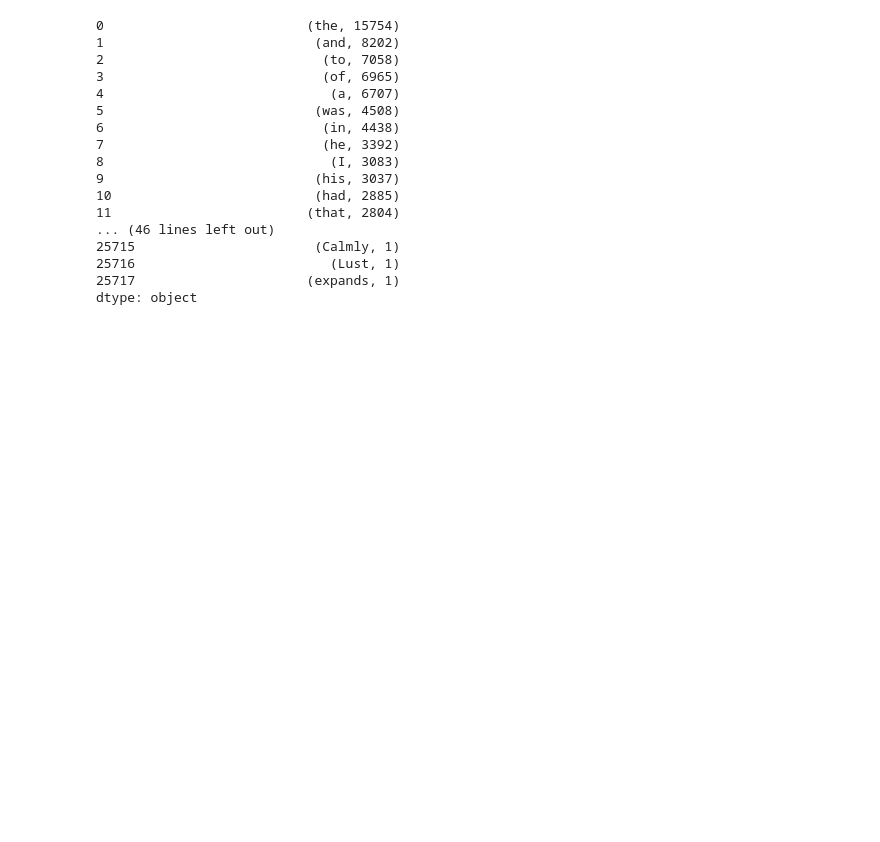
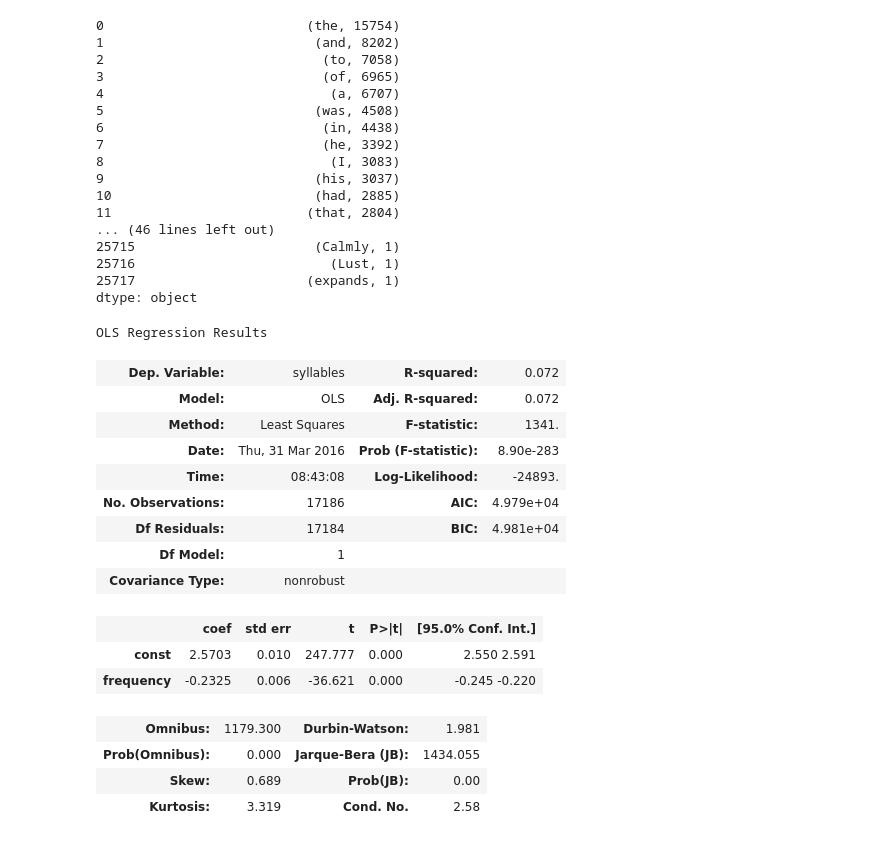
Before and after one commit to ThomasProctor/ImprovedFlesch, a Jupyter notebook: BrownCorpusToFlesch.ipynb, the cells around one changed output. Saved outputs shown, nothing was run; the diff lists cells and outputs as text; code cells hidden in the pictures; blank space fills up the shorter version.

```diff
--- a/BrownCorpusToFlesch.ipynb
+++ b/BrownCorpusToFlesch.ipynb
@@ -383,3 +394,25 @@ brown_freq=pd.Series(fdist.keys()
 25716                         (Lust, 1)
 25717                      (expands, 1)
 dtype: object
+# %%
+olsmodel=sm.OLS((wordf['syllables']),sm.add_constant(np.log(wordf['frequency'])))
+olsfit=olsmodel.fit()
+olsfit.summary()
+# %% [output]
+OLS Regression Results
+| Dep. Variable: | syllables | R-squared: | 0.072 |
+| Model: | OLS | Adj. R-squared: | 0.072 |
+| Method: | Least Squares | F-statistic: | 1341. |
+| Date: | Thu, 31 Mar 2016 | Prob (F-statistic): | 8.90e-283 |
+| Time: | 08:43:08 | Log-Likelihood: | -24893. |
+| No. Observations: | 17186 | AIC: | 4.979e+04 |
+| Df Residuals: | 17184 | BIC: | 4.981e+04 |
+| Df Model: | 1 |  |  |
+| Covariance Type: | nonrobust |  |  |
+|  | coef | std err | t | P>|t| | [95.0% Conf. Int.] |
+| const | 2.5703 | 0.010 | 247.777 | 0.000 | 2.550 2.591 |
+| frequency | -0.2325 | 0.006 | -36.621 | 0.000 | -0.245 -0.220 |
+| Omnibus: | 1179.300 | Durbin-Watson: | 1.981 |
+| Prob(Omnibus): | 0.000 | Jarque-Bera (JB): | 1434.055 |
+| Skew: | 0.689 | Prob(JB): | 0.00 |
+| Kurtosis: | 3.319 | Cond. No. | 2.58 |
```
Also changed, not shown: parts of 32 cells of this notebook, 1 other file.
